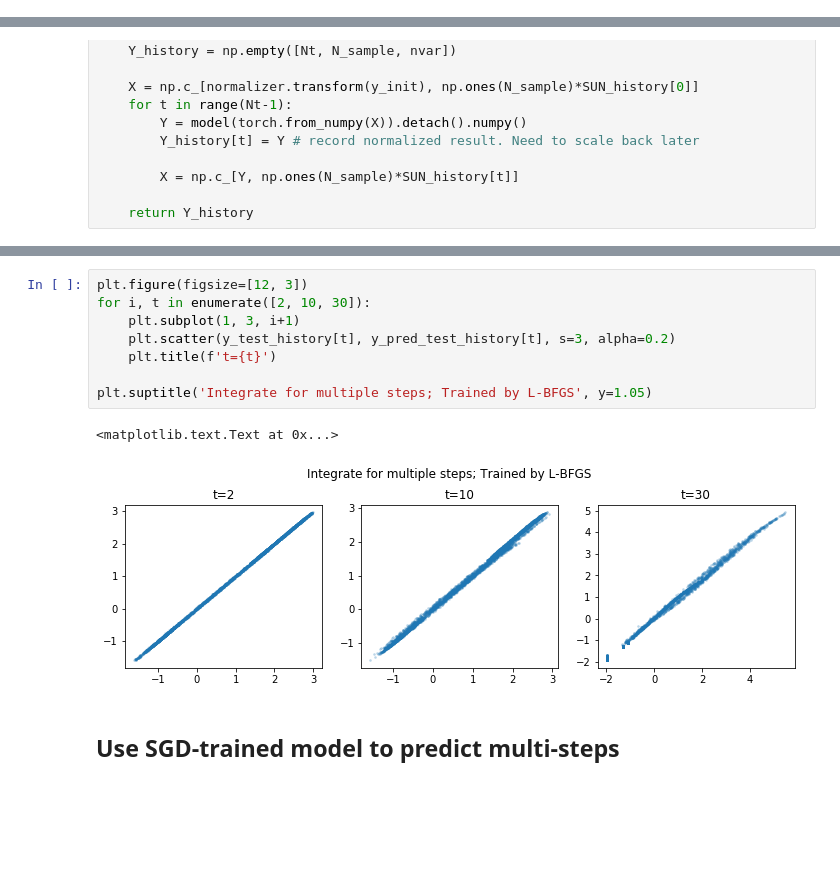
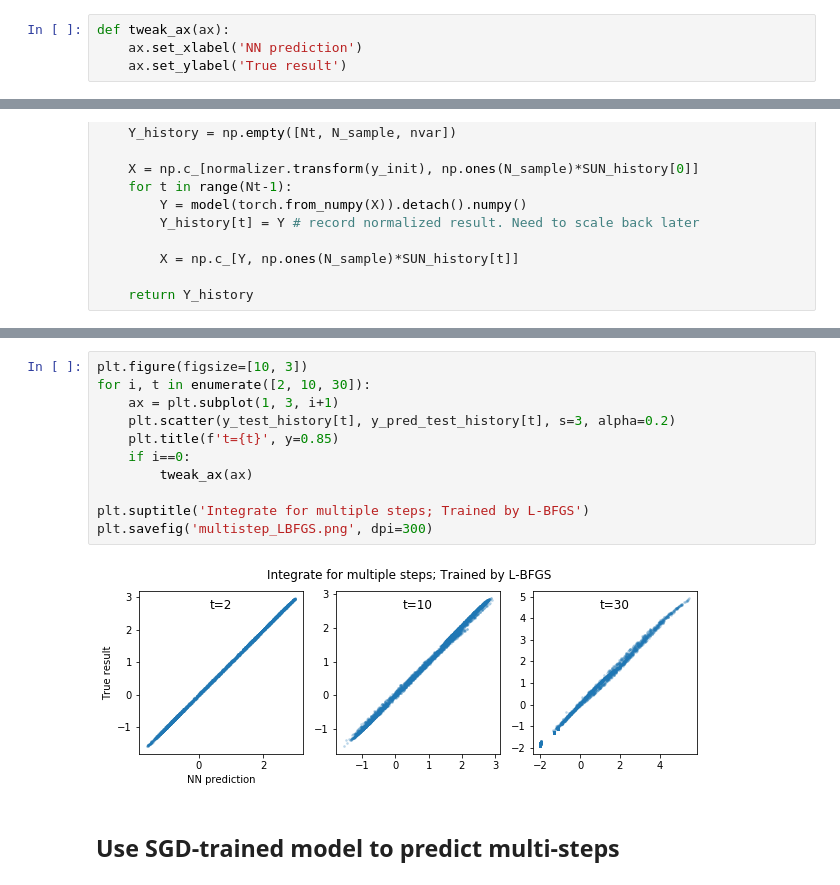
Before and after one commit to JiaweiZhuang/KPP, a Jupyter notebook: my_tests/small_strato/for-final-report.ipynb, the cells around one changed output, grey strips where cells are left out. Saved outputs shown, nothing was run; the diff lists cells and outputs as text; blank space fills up the shorter version.

Commit message:
Tweak plot style for small_strato

```diff
--- a/my_tests/small_strato/for-final-report.ipynb
+++ b/my_tests/small_strato/for-final-report.ipynb
@@ -303,5 +305,9 @@ y2_test_pred.shape
 error_norm(y2_test_pred, y2_test) # test error is only ~0.1%
 # %% [output]
 array([0.00254496, 0.00178141, 0.00025947, 0.0015619 , 0.00174753])
+# %%
+def tweak_ax(ax):
+    ax.set_xlabel('NN prediction')
+    ax.set_ylabel('True result')
 # %%
 fig, axes = plt.subplots(1, 2, figsize=[8, 3])
@@ -504,14 +527,16 @@ Wall time: 804 ms
 # %%
-plt.figure(figsize=[12, 3])
+plt.figure(figsize=[10, 3])
 for i, t in enumerate([2, 10, 30]):
-    plt.subplot(1, 3, i+1)
+    ax = plt.subplot(1, 3, i+1)
     plt.scatter(y_test_history[t], y_pred_test_history[t], s=3, alpha=0.2)
-    plt.title(f't={t}')
+    plt.title(f't={t}', y=0.85)
+    if i==0:
+        tweak_ax(ax)
 
-plt.suptitle('Integrate for multiple steps; Trained by L-BFGS', y=1.05)
+plt.suptitle('Integrate for multiple steps; Trained by L-BFGS')
+plt.savefig('multistep_LBFGS.png', dpi=300)
 # %% [output]
-<matplotlib.text.Text at 0x...>
-[figure, old version]
+[figure, new version]
 # %% [markdown]
 ## Use SGD-trained model to predict multi-steps
 # %%
```
Also changed, not shown: parts of 16 cells of this notebook.
